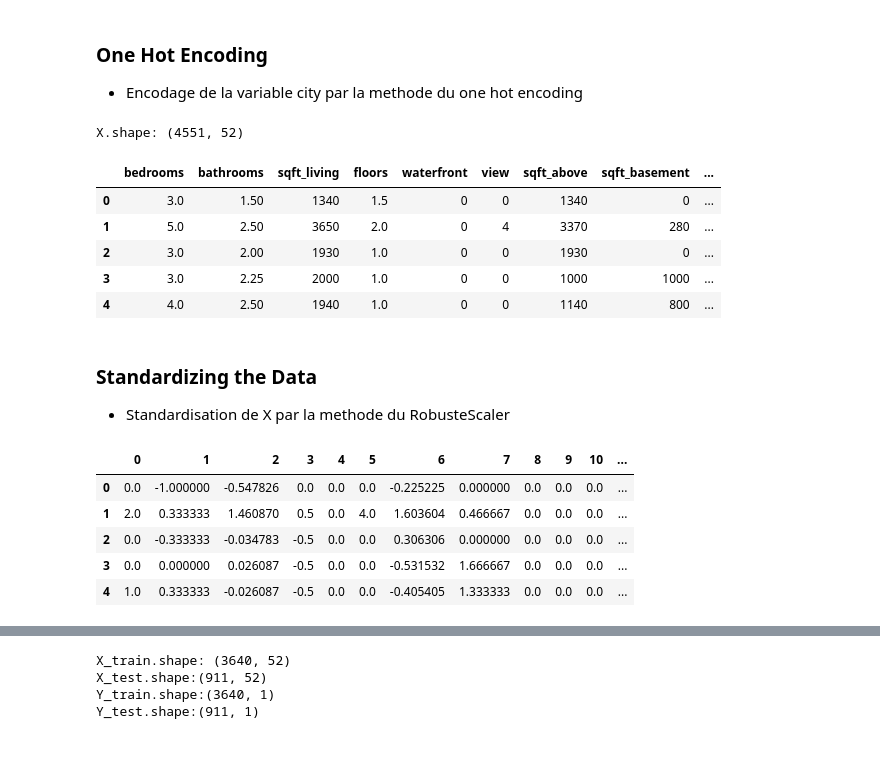
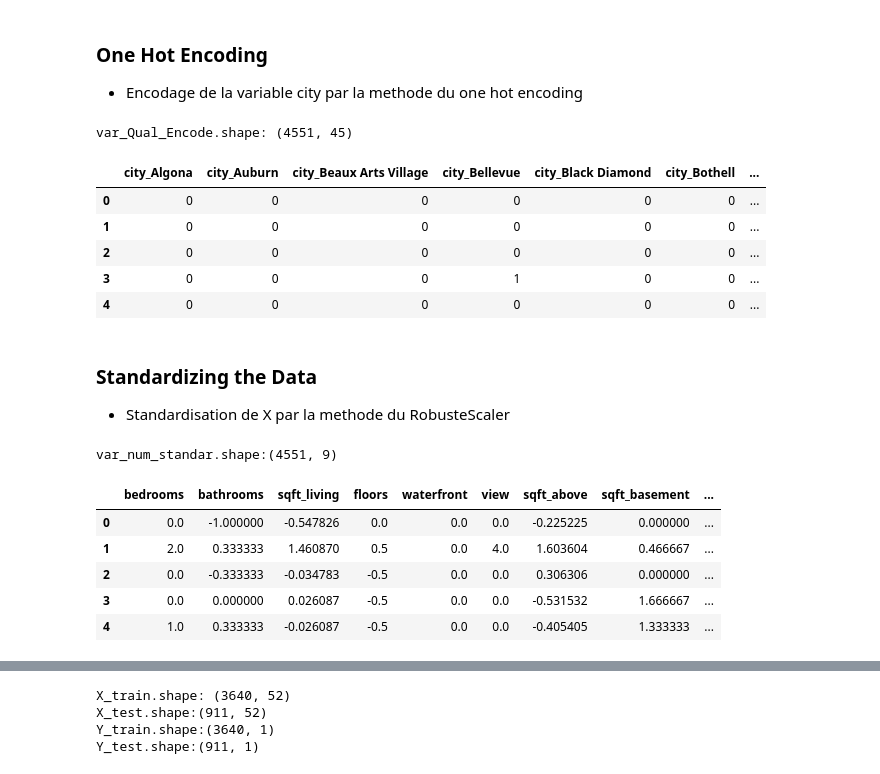
Before and after one commit to WENDSONG/PROJET_IML_GROUPE_2, a Jupyter notebook: PROJET_IML_Groupe2.ipynb, the cells around one changed output, grey strips where cells are left out. Saved outputs shown, nothing was run; the diff lists cells and outputs as text; code cells hidden in the pictures.

```diff
--- a/PROJET_IML_Groupe2.ipynb
+++ b/PROJET_IML_Groupe2.ipynb
@@ -348,0 +381,12 @@ log_y.describe().T
+# %%
+## création de deux groupes de variables
+## les variables qualitatives et les variables quantitatives
+
+## groupe des variables quantitatives
+
+var_num = X.select_dtypes(include="number")
+var_num = pd.DataFrame(var_num)
+## groupe des variables qualitatives
+
+var_Qual = X.select_dtypes(include="object")
+var_Qual = pd.DataFrame(var_Qual)
@@ -350,33 +416,40 @@ log_y.describe().T
 ### One Hot Encoding
 * Encodage de la variable city par la methode du one hot encoding
 # %%
-##encodage de la variable city
+## encodage de la variable  qualitative city
 
-X = pd.get_dummies(X, columns= ['city'])
-print(f'X.shape: {X.shape}')
-X.head()
+var_Qual_Encode = pd.get_dummies(var_Qual)
+vecteur = range(len(var_num))
+var_Qual_Encode = var_Qual_Encode.assign(nouvelle_variable = vecteur)
+print(f'var_Qual_Encode.shape: {var_Qual_Encode.shape}')
+var_Qual_Encode.head()
 # %% [output]
-X.shape: (4551, 52)
+var_Qual_Encode.shape: (4551, 45)
-|  | bedrooms | bathrooms | sqft_living | floors | waterfront | view | sqft_above | sqft_basement | ... |
-| 0 | 3.0 | 1.50 | 1340 | 1.5 | 0 | 0 | 1340 | 0 | ... |
-| 1 | 5.0 | 2.50 | 3650 | 2.0 | 0 | 4 | 3370 | 280 | ... |
-| 2 | 3.0 | 2.00 | 1930 | 1.0 | 0 | 0 | 1930 | 0 | ... |
-| 3 | 3.0 | 2.25 | 2000 | 1.0 | 0 | 0 | 1000 | 1000 | ... |
-| 4 | 4.0 | 2.50 | 1940 | 1.0 | 0 | 0 | 1140 | 800 | ... |
+|  | city_Algona | city_Auburn | city_Beaux Arts Village | city_Bellevue | city_Black Diamond | city_Bothell | ... |
+| 0 | 0 | 0 | 0 | 0 | 0 | 0 | ... |
+| 1 | 0 | 0 | 0 | 0 | 0 | 0 | ... |
+| 2 | 0 | 0 | 0 | 0 | 0 | 0 | ... |
+| 3 | 0 | 0 | 0 | 1 | 0 | 0 | ... |
+| 4 | 0 | 0 | 0 | 0 | 0 | 0 | ... |
 # %% [markdown]
 ### Standardizing the Data
 
 * Standardisation de X par la methode du RobusteScaler
 # %%
-## standardization de X
+## standardization des variables quantitatives (var_num)
 
 scaler = RobustScaler()
-X = scaler.fit_transform(X)
-pd.DataFrame(X).head()
+var_num_standar = scaler.fit_transform(var_num)
+var_num_standar = pd.DataFrame(var_num_standar, columns= ['bedrooms', 'bathrooms', 'sqft_living', 'floors', 'waterfront', 'view',
+       'sqft_above', 'sqft_basement'])
+var_num_standar = var_num_standar.assign(nouvelle_variable = vecteur)
+print(f'var_num_standar.shape:{var_num_standar.shape}')
+var_num_standar.head()
 # %% [output]
+var_num_standar.shape:(4551, 9)
-|  | 0 | 1 | 2 | 3 | 4 | 5 | 6 | 7 | 8 | 9 | 10 | ... |
-| 0 | 0.0 | -1.000000 | -0.547826 | 0.0 | 0.0 | 0.0 | -0.225225 | 0.000000 | 0.0 | 0.0 | 0.0 | ... |
-| 1 | 2.0 | 0.333333 | 1.460870 | 0.5 | 0.0 | 4.0 | 1.603604 | 0.466667 | 0.0 | 0.0 | 0.0 | ... |
-| 2 | 0.0 | -0.333333 | -0.034783 | -0.5 | 0.0 | 0.0 | 0.306306 | 0.000000 | 0.0 | 0.0 | 0.0 | ... |
-| 3 | 0.0 | 0.000000 | 0.026087 | -0.5 | 0.0 | 0.0 | -0.531532 | 1.666667 | 0.0 | 0.0 | 0.0 | ... |
-| 4 | 1.0 | 0.333333 | -0.026087 | -0.5 | 0.0 | 0.0 | -0.405405 | 1.333333 | 0.0 | 0.0 | 0.0 | ... |
+|  | bedrooms | bathrooms | sqft_living | floors | waterfront | view | sqft_above | sqft_basement | ... |
+| 0 | 0.0 | -1.000000 | -0.547826 | 0.0 | 0.0 | 0.0 | -0.225225 | 0.000000 | ... |
+| 1 | 2.0 | 0.333333 | 1.460870 | 0.5 | 0.0 | 4.0 | 1.603604 | 0.466667 | ... |
+| 2 | 0.0 | -0.333333 | -0.034783 | -0.5 | 0.0 | 0.0 | 0.306306 | 0.000000 | ... |
+| 3 | 0.0 | 0.000000 | 0.026087 | -0.5 | 0.0 | 0.0 | -0.531532 | 1.666667 | ... |
+| 4 | 1.0 | 0.333333 | -0.026087 | -0.5 | 0.0 | 0.0 | -0.405405 | 1.333333 | ... |
```
Also changed, not shown: parts of 29 cells of this notebook.
